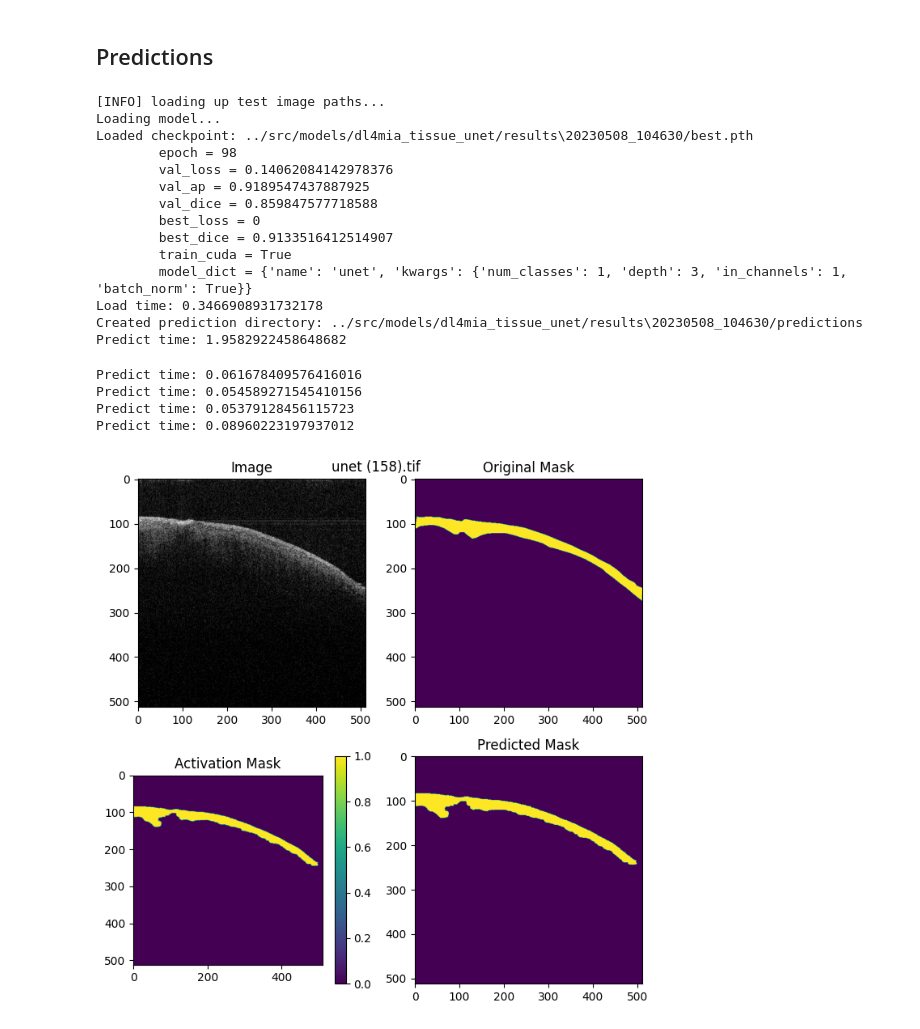
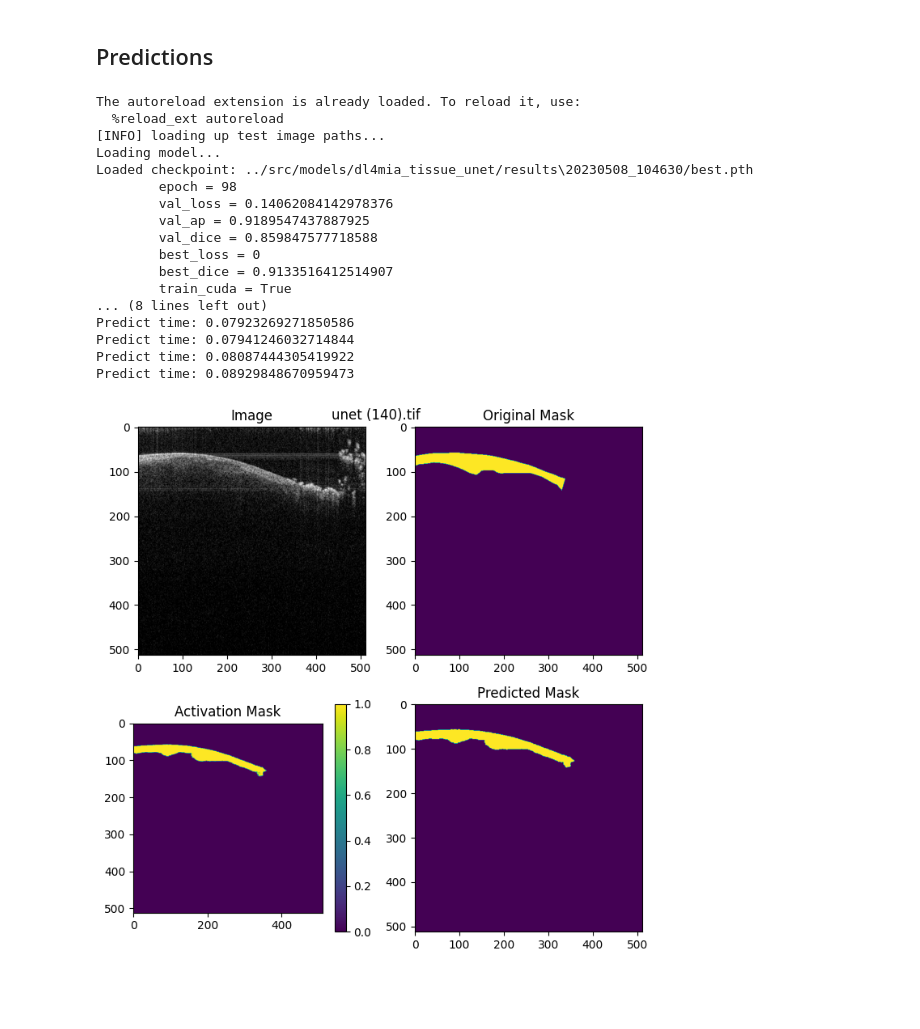
Before and after one commit to obria006/unet_segmentation, a Jupyter notebook: notebooks/2_train_unet.ipynb, the cells around one changed output. Saved outputs shown, nothing was run; the diff lists cells and outputs as text; code cells hidden in the pictures; blank space fills up the shorter version.

```diff
--- a/notebooks/2_train_unet.ipynb
+++ b/notebooks/2_train_unet.ipynb
@@ -110,31 +110,30 @@ learning rate: 0.0009774716137503495
 # %%
 %load_ext autoreload
 %autoreload 2
 from src.models.dl4mia_tissue_unet import predict
 import glob
 res_dirs = glob.glob(f"{output_dir}/*")
 if res_dirs != []:
-  result_dir = res_dirs[-1]
+  result_dir = res_dirs[-3]
   ckpt_name = "best.pth"
   deploy_dir = "../data/OCT_scans/raw/images"
   predict.main(src_dir=result_dir, ckpt_name=ckpt_name, deploy_dir=None)
 # %% [output]
+The autoreload extension is already loaded. To reload it, use:
+  %reload_ext autoreload
 [INFO] loading up test image paths...
 Loading model...
 Loaded checkpoint: ../src/models/dl4mia_tissue_unet/results\20230508_104630/best.pth
         epoch = 98
         val_loss = 0.14062084142978376
         val_ap = 0.9189547437887925
         val_dice = 0.859847577718588
         best_loss = 0
         best_dice = 0.9133516412514907
         train_cuda = True
-        model_dict = {'name': 'unet', 'kwargs': {'num_classes': 1, 'depth': 3, 'in_channels': 1, 'batch_norm': True}}
-Load time: 0.3466908931732178
-Created prediction directory: ../src/models/dl4mia_tissue_unet/results\20230508_104630/predictions
-Predict time: 1.9582922458648682
+... (8 lines left out)
+Predict time: 0.07923269271850586
+Predict time: 0.07941246032714844
+Predict time: 0.08087444305419922
+Predict time: 0.08929848670959473
-Predict time: 0.061678409576416016
-Predict time: 0.054589271545410156
-Predict time: 0.05379128456115723
-Predict time: 0.08960223197937012
-[figure, old version]
+[figure, new version]
```
Also changed, not shown: parts of 2 cells of this notebook.
